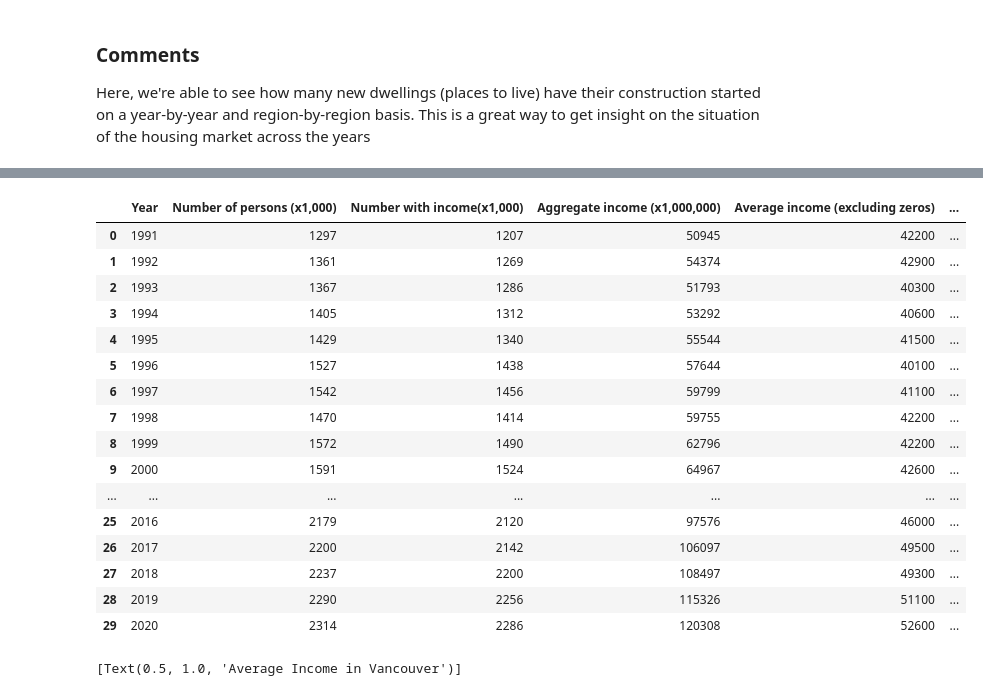
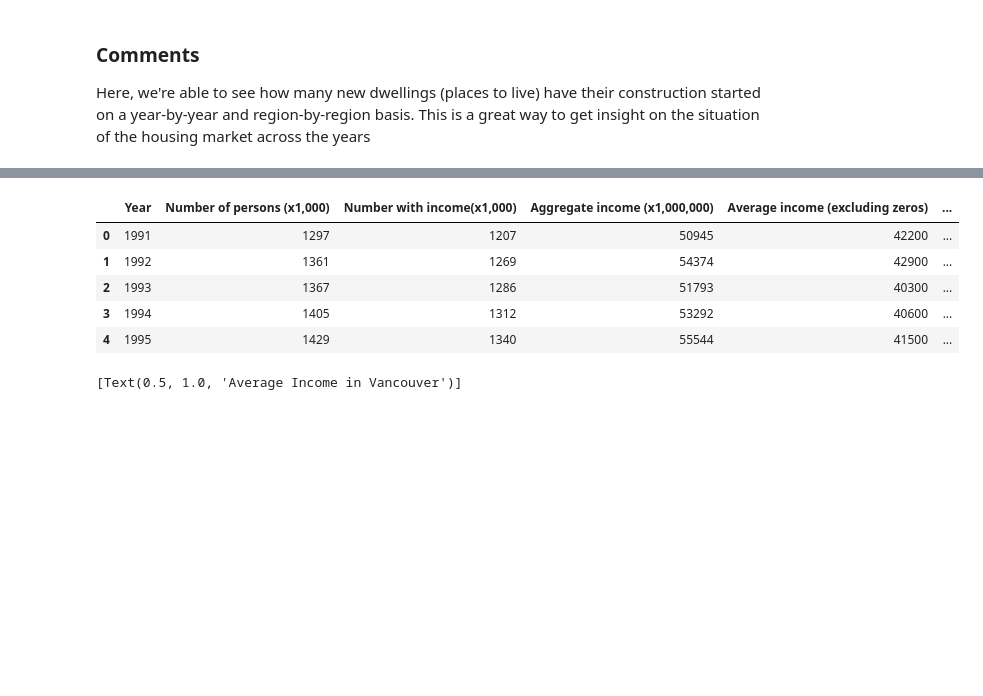
Before and after one commit to ubco-W2022T1-cosc301/group13, a Jupyter notebook: notebooks/analysis1.ipynb, the cells around one changed output, grey strips where cells are left out. Cells and saved outputs as stored; diff of their text form; code cells hidden in the pictures; blank space fills up the shorter version.

```diff
--- a/notebooks/analysis1.ipynb
+++ b/notebooks/analysis1.ipynb
@@ -88,25 +72,14 @@ This visualisation gives us a rounded picture of the correlations across the dat
 # %%
 income_file = ("../data/raw/vancouver_income_main.csv")
 income_dataset = pd.read_csv(income_file)
-income_dataset
+income_dataset.head()
 # %% [output]
 |  | Year | Number of persons (x1,000) | Number with income(x1,000) | Aggregate income (x1,000,000) | Average income (excluding zeros) | ... |
 | 0 | 1991 | 1297 | 1207 | 50945 | 42200 | ... |
 | 1 | 1992 | 1361 | 1269 | 54374 | 42900 | ... |
 | 2 | 1993 | 1367 | 1286 | 51793 | 40300 | ... |
 | 3 | 1994 | 1405 | 1312 | 53292 | 40600 | ... |
 | 4 | 1995 | 1429 | 1340 | 55544 | 41500 | ... |
-| 5 | 1996 | 1527 | 1438 | 57644 | 40100 | ... |
-| 6 | 1997 | 1542 | 1456 | 59799 | 41100 | ... |
-| 7 | 1998 | 1470 | 1414 | 59755 | 42200 | ... |
-| 8 | 1999 | 1572 | 1490 | 62796 | 42200 | ... |
-| 9 | 2000 | 1591 | 1524 | 64967 | 42600 | ... |
-| ... | ... | ... | ... | ... | ... | ... |
-| 25 | 2016 | 2179 | 2120 | 97576 | 46000 | ... |
-| 26 | 2017 | 2200 | 2142 | 106097 | 49500 | ... |
-| 27 | 2018 | 2237 | 2200 | 108497 | 49300 | ... |
-| 28 | 2019 | 2290 | 2256 | 115326 | 51100 | ... |
-| 29 | 2020 | 2314 | 2286 | 120308 | 52600 | ... |
 # %%
 plt.xticks(rotation=45)
 graph = sns.barplot(data = income_dataset, x="Year", y="Average income (excluding zeros)")
```
Also changed, not shown: parts of 17 cells of this notebook.
